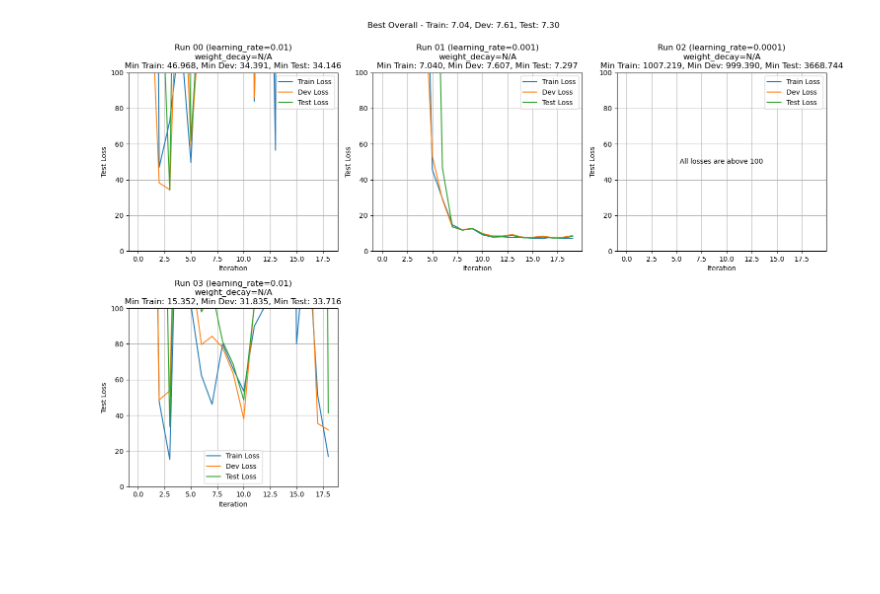
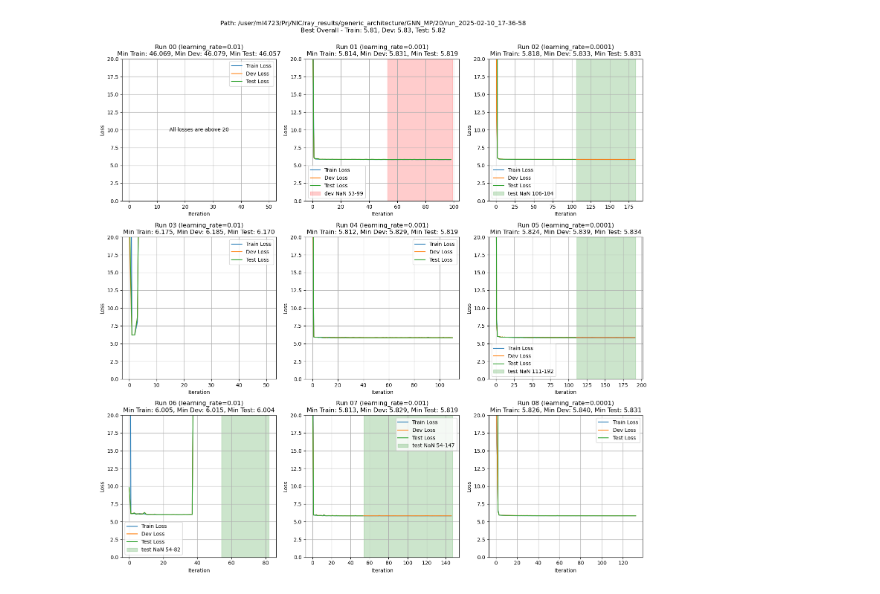
Before and after one commit to minuk302/Neural_inventory_control, a Jupyter notebook: analysis/ray_for_all.ipynb, the cells around one changed output. Cells and saved outputs as stored; diff of their text form; code cells hidden in the pictures; blank space fills up the shorter version.

```diff
--- a/analysis/ray_for_all.ipynb
+++ b/analysis/ray_for_all.ipynb
@@ -7,38 +7,66 @@ import numpy as np
 
 def plot_losses_from_csv(csv_path, ax, run_index, learning_rate, additional_params, y_lim=None):
     # Read CSV file
-    df = pd.read_csv(csv_path)
+    try:
+        df = pd.read_csv(csv_path)
+    except pd.errors.EmptyDataError:
+        return
 
     # Filter out NaN and Inf values
-    losses = np.concatenate([df['train_loss'], df['dev_loss'], df['test_loss']])
+    losses = np.concatenate([df['train_loss'], df['dev_loss']])
+    if 'test_loss' in df.columns:
+        losses = np.concatenate([losses, df['test_loss']])
     losses = losses[np.isfinite(losses)]  # Filter out NaN and Inf values
 
     if len(losses) > 0:  # Only calculate limits if we have valid values
         # Calculate min losses
         min_train = df['train_loss'].min()
         min_dev = df['dev_loss'].min()
-        min_test = df['test_loss'].min()
+        min_test = df['test_loss'].min() if 'test_loss' in df.columns else None
 
         # Plot losses
         ax.plot(df['train_loss'], label='Train Loss')
         ax.plot(df['dev_loss'], label='Dev Loss')
-        ax.plot(df['test_loss'], label='Test Loss')
+        if 'test_loss' in df.columns:
+            ax.plot(df['test_loss'], label='Test Loss')
 
         # Check for NaN values and shade regions
-        for loss_type, color in [('train_loss', 'blue'), ('dev_loss', 'red'), ('test_loss', 'green')]:
-            nan_idx = df[loss_type].isna().idxmax() if df[loss_type].isna().any() else -1
-            if nan_idx >= 0:
-                ax.axvspan(nan_idx, len(df)-1, alpha=0.2, color=color,
-                          label=f'{loss_type.split("_")[0]} NaN at {nan_idx}')
+        loss_types = [('train_loss', 'blue'), ('dev_loss', 'red')]
+        if 'test_loss' in df.columns:
+            loss_types.append(('test_loss', 'green'))
+
+        for loss_type, color in loss_types:
+            nan_mask = df[loss_type].isna()
+            if nan_mask.any():
+                # Find contiguous NaN regions
+                nan_regions = []
+                start_idx = None
+                for i, is_nan in enumerate(nan_mask):
+                    if is_nan and start_idx is None:
+                        start_idx = i
+                    elif not is_nan and start_idx is not None:
+                        nan_regions.append((start_idx, i))
+                        start_idx = None
+                if start_idx is not None:  # Handle case where NaNs go to the end
+                    nan_regions.append((start_idx, len(nan_mask)))
+
+                # Shade each NaN region
+                for start, end in nan_regions:
+                    ax.axvspan(start, end, alpha=0.2, color=color,
+                             label=f'{loss_type.split("_")[0]} NaN {start}-{end}')
 
         ax.set_xlabel('Iteration')
-        ax.set_ylabel('Test Loss')
+        ax.set_ylabel('Loss')
         ax.legend()
         ax.set_ylim(0, y_lim if y_lim is not None else min_train * 4)
         ax.grid(True)
 
         # Check if none of the losses are within 0 to y_lim
-        if y_lim is not None and all(min_loss > y_lim for min_loss in [min_train, min_dev, min_test]):
+        min_losses = [min_train, min_dev]
+        if min_test is not None:
+            min_losses.append(min_test)
+
+        if y_lim is not None and all(min_loss > y_lim for min_loss in min_losses):
             ax.text(0.5, 0.5, f'All losses are above {y_lim}',
                     horizontalalignment='center',
                     verticalalignment='center',
@@ -49,10 +77,12 @@ def plot_losses_from_csv(csv_path, ax, run_index, learning_rate, additional_para
         if additional_params:
             params_str = ', '.join([f'{k}={v}' for k,v in additional_params.items()])
             title += f'{params_str}\n'
-        title += f'Min Train: {min_train:.3f}, Min Dev: {min_dev:.3f}, Min Test: {min_test:.3f}'
+        title += f'Min Train: {min_train:.3f}, Min Dev: {min_dev:.3f}'
+        if min_test is not None:
+            title += f', Min Test: {min_test:.3f}'
         ax.set_title(title)
 
-        return min_train, min_dev, min_test
+        return min_train, min_dev, min_test if min_test is not None else float('inf')
     else:
         ax.text(0.5, 0.5, 'No valid loss values',
                 horizontalalignment='center',
@@ -87,6 +117,10 @@ def plot_all_runs(base_path, additional_param_keys=None, condition_dict=None, y_
                         additional_params = {k: params.get(k, 'N/A') for k in additional_param_keys}
                     runs.append((int(part), d, learning_rate, additional_params))
 
+    if not runs:  # Check if runs list is empty
+        print("No valid runs found in the specified directory")
+        return
+
     # Group runs by learning rate
     lr_groups = {}
     for run_idx, dir_name, lr, additional_params in runs:
@@ -103,43 +137,39 @@ def plot_all_runs(base_path, additional_param_keys=None, condition_dict=None, y_
     n_cols = len(sorted_lrs)  # One column per learning rate
     n_rows = max(len(group) for group in lr_groups.values())
 
-    fig, axes = plt.subplots(n_rows, n_cols, figsize=(5*n_cols, 5*n_rows))
-
-    # Handle case where axes is 1D array
-    if n_rows == 1:
-        axes = axes.reshape(1, -1)
-    elif n_cols == 1:
-        axes = axes.reshape(-1, 1)
+    fig, axes = plt.subplots(n_rows, n_cols, figsize=(5*n_cols, 5*n_rows), squeeze=False)
 
     # Track best losses across all runs
     best_train = float('inf')
     best_dev = float('inf')
     best_test = float('inf')
 
     # Plot runs grouped by learning rate
     for col, lr in enumerate(sorted_lrs):
         for row, (run_idx, dir_name, additional_params) in enumerate(lr_groups[lr]):
             csv_path = os.path.join(base_path, dir_name, 'progress.csv')
             if os.path.exists(csv_path):
                 min_train, min_dev, min_test = plot_losses_from_csv(csv_path, axes[row, col], run_idx, lr, additional_params, y_lim)
                 best_train = min(best_train, min_train)
                 best_dev = min(best_dev, min_dev)
                 best_test = min(best_test, min_test)
+    # Add path and overall best losses as a suptitle
+    suptitle = f'Path: {base_path}\nBest Overall - Train: {best_train:.2f}, Dev: {best_dev:.2f}'
+    if best_test < float('inf'):
+        suptitle += f', Test: {best_test:.2f}'
+    fig.suptitle(suptitle, fontsize=12, y=1.0)
 
-    # Add overall best losses as a suptitle
-    fig.suptitle(f'Best Overall - Train: {best_train:.2f}, Dev: {best_dev:.2f}, Test: {best_test:.2f}',
-                 fontsize=12, y=1.0)
     # Remove empty subplots
     for row in range(n_rows):
         for col in range(n_cols):
             if row >= len(lr_groups[sorted_lrs[col]]):
                 fig.delaxes(axes[row, col])
 
     plt.tight_layout()
     plt.show()
 
 # Example usage:
 folder_path = input("Enter the folder path: ")
-plot_all_runs(folder_path, additional_param_keys=['weight_decay'], y_lim=100)
+plot_all_runs(folder_path, additional_param_keys=[], y_lim=20)
 # %% [output]
-[figure, old version]
+[figure, new version]
```
Also changed, not shown: 34 other files.
